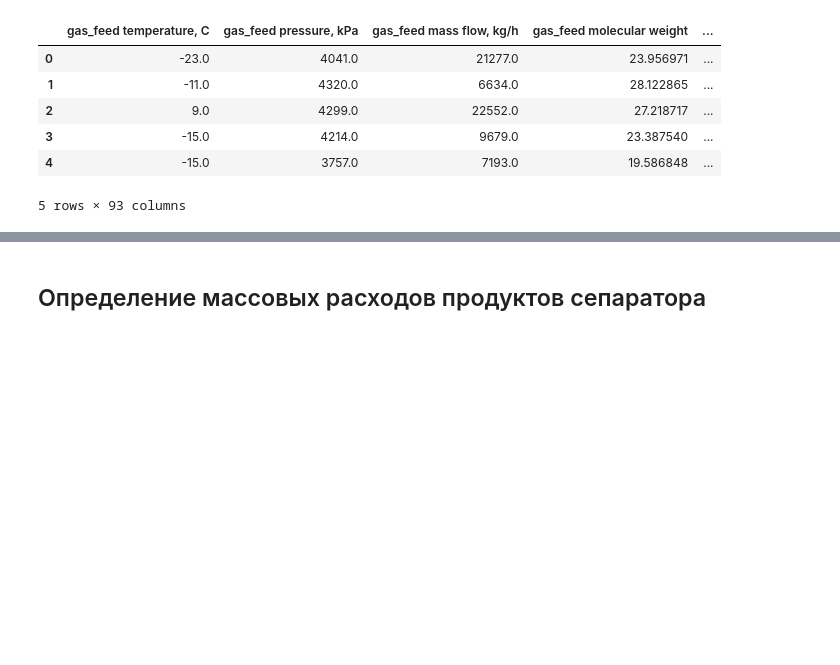
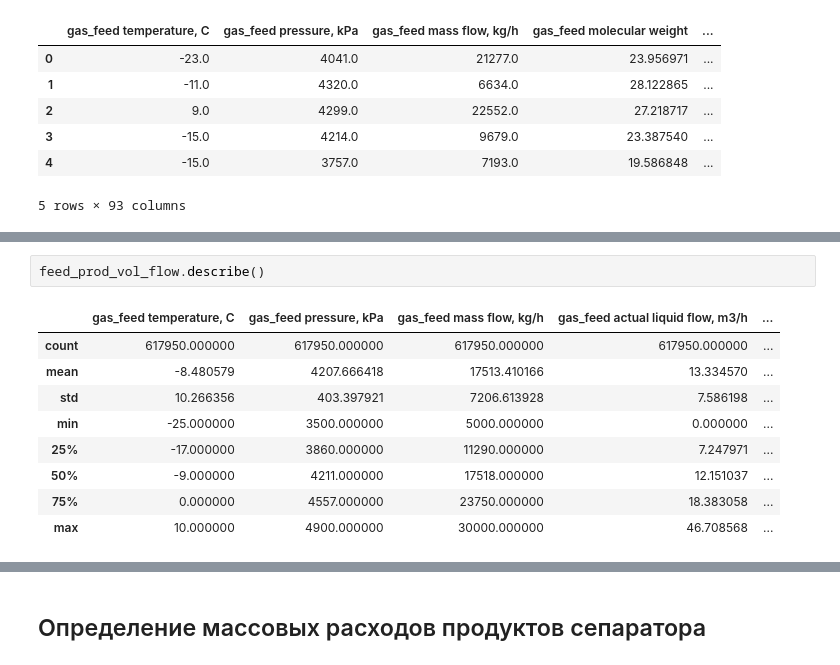
Before and after one commit to Rus-tam/AI_models, a Jupyter notebook: low_temp_dist_17_04.ipynb, the cells around one changed output, grey strips where cells are left out. Drawn from its saved outputs; the diff is of its cells as text; blank space fills up the shorter version.

```diff
--- a/low_temp_dist_17_04.ipynb
+++ b/low_temp_dist_17_04.ipynb
@@ -40,0 +30,12 @@ list(data.columns)
+# %%
+feed_prod_vol_flow.describe()
+# %% [output]
+|  | gas_feed temperature, C | gas_feed pressure, kPa | gas_feed mass flow, kg/h | gas_feed actual liquid flow, m3/h | ... |
+| count | 617950.000000 | 617950.000000 | 617950.000000 | 617950.000000 | ... |
+| mean | -8.480579 | 4207.666418 | 17513.410166 | 13.334570 | ... |
+| std | 10.266356 | 403.397921 | 7206.613928 | 7.586198 | ... |
+| min | -25.000000 | 3500.000000 | 5000.000000 | 0.000000 | ... |
+| 25% | -17.000000 | 3860.000000 | 11290.000000 | 7.247971 | ... |
+| 50% | -9.000000 | 4211.000000 | 17518.000000 | 12.151037 | ... |
+| 75% | 0.000000 | 4557.000000 | 23750.000000 | 18.383058 | ... |
+| max | 10.000000 | 4900.000000 | 30000.000000 | 46.708568 | ... |
```
Also changed, not shown: parts of 22 cells of this notebook.
